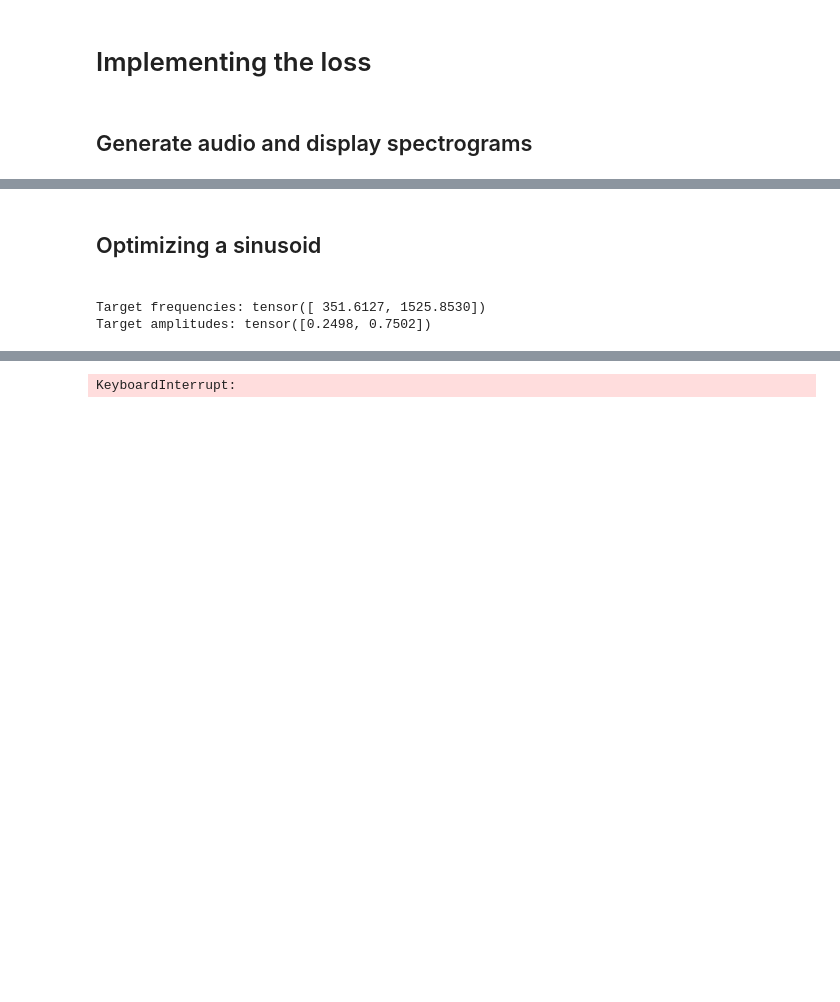
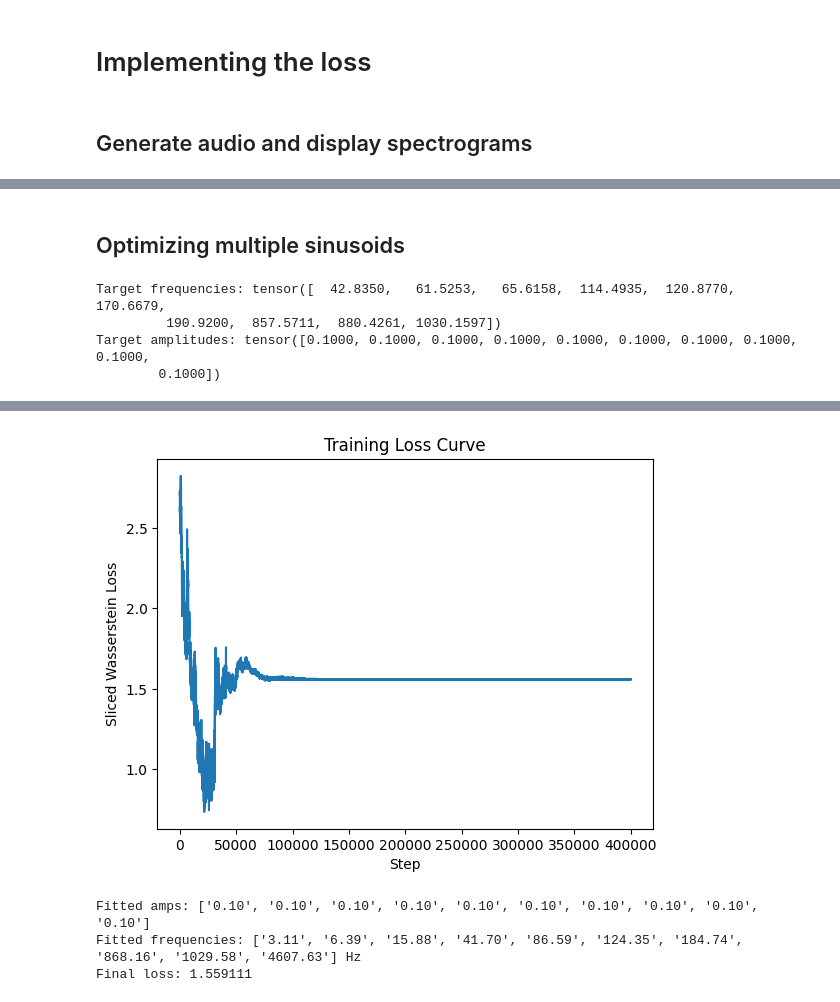
Before and after one commit to blazejkotowski/plaud, a Jupyter notebook: experiments/wasserstein_loss/wasserstein_loss.ipynb, the cells around one changed output, grey strips where cells are left out. Saved outputs shown, nothing was run; the diff lists cells and outputs as text; code cells hidden in the pictures; blank space fills up the shorter version.

Commit message:
Current progress

```diff
--- a/experiments/wasserstein_loss/wasserstein_loss.ipynb
+++ b/experiments/wasserstein_loss/wasserstein_loss.ipynb
@@ -445,7 +651,5 @@ plt.show()
 # %% [markdown]
-## Optimizing a sinusoid
+## Optimizing multiple sinusoids
-# %% [markdown]
-<!-- # Simple Training Scenario -->
 # %%
 import torch
 torch.set_float32_matmul_precision('medium')
@@ -456,7 +660,7 @@ import torch.nn.functional as func
 
 import numpy as np
 from ddsp.losses import SlicedWassersteinLoss
-from ddsp.synths import SineSynth
+from ddsp.synths import SineSynth, SubbandSineSynth
 from ddsp.blocks import _scaled_sigmoid
 
 from auraloss.freq import MultiResolutionSTFTLoss
@@ -465,20 +669,31 @@ from IPython.display import Audio, display
 from tqdm.notebook import trange
 
 # Configurable parameters
-fs = 44100  # sample rate, can be changed
+fs = 16000  # sample rate, can be changed
 dur = 2.0   # seconds
 n_samples = int(fs * dur)
-target_n_sines = 2
+target_n_sines = 10
 
 # Loss
-sw_loss = SlicedWassersteinLoss(sampling_rate=fs, n_projections=10, win_size=512, hop_size=256, p=2)
+sw = SlicedWassersteinLoss(sampling_rate=fs, n_projections=10, win_size=512, hop_size=256, p=2, magnitude='lin')
+# fft_sizes=np.array([1024, 512, 256, 128, 64])
+# mss = MultiResolutionSTFTLoss(fft_sizes=fft_sizes, hop_sizes=fft_sizes//2, win_lengths=fft_sizes, w_lin_mag=1.0)
 
-fft_sizes = np.array([2048, 1024, 512, 256, 128, 64])
-mss_loss = MultiResolutionSTFTLoss(fft_sizes=fft_sizes, hop_sizes=fft_sizes//4, win_lengths=fft_sizes, w_lin_mag=1.0, w_log_mag=0.0, window='flattop_window')
+fft_sizes = np.array([2053, 1021, 509, 257])
+mss = MultiResolutionSTFTLoss(
+  fft_sizes=fft_sizes,
+  hop_sizes=fft_sizes//4,
+  win_lengths=fft_sizes,
+  window='flattop_window',
+  mag_distance='L2',
+)
+
+theta = 0.8
+gamma = 1.0
 
 # Training loop parameters
 n_steps = int(4e5)
-learning_rate = 1e-3
+learning_rate = 1e-2
 min_learning_rate = 1e-4
 
 def decay_fn(step):
@@ -496,8 +711,9 @@ log_min = np.log(low_hz)
 log_max = np.log(high_hz)
 log_freqs = torch.exp(torch.empty(target_n_sines).uniform_(log_min, log_max))
 target_freqs = (1 - alpha) * linear_freqs + alpha * log_freqs
-target_amps = torch.zeros(target_n_sines).uniform_(0.1, 1.0)
-target_amps /= target_amps.sum()
+# target_amps = torch.zeros(target_n_sines).uniform_(0.1, 1.0)
+# target_amps /= target_amps.sum()
+target_amps = torch.ones(target_n_sines) /  target_n_sines  # Equal amplitudes
 
 # Target signal
 t = torch.arange(n_samples, device='cuda') / fs
@@ -510,10 +726,11 @@ print("Target amplitudes:", target_amps.sort().values)
 display(Audio(target.cpu().numpy(), rate=fs))
 
 resampling_factor = 32  # Resampling factor for the sine synthesizer
-n_sines = 2
+n_sines = 10
 sine_synth = SineSynth(fs=fs, n_sines=n_sines, resampling_factor=resampling_factor, device='cuda')
+# sine_synth = SubbandSineSynth(fs=fs, n_sines=n_sines, resampling_factor=resampling_factor, device='cuda')
 
-param_freqs = torch.nn.Parameter(torch.linspace(-5, 1/4, n_sines, device='cuda'))
+param_freqs = torch.nn.Parameter(torch.linspace(-8, 1/4, n_sines, device='cuda'))
 # param_freqs = torch.nn.Parameter(torch.randn(n_sines, device='cuda'))
 param_amps = torch.nn.Parameter(torch.ones(n_sines, device='cuda'))
 # a = torch.nn.Parameter(torch.randn(1, device='cuda'))
@@ -522,9 +739,8 @@ param_amps = torch.nn.Parameter(torch.ones(n_sines, device='cuda'))
 # b = torch.nn.Parameter(torch.Tensor([0.5]))
 
 optimizer = torch.optim.Adam([param_freqs, param_amps], lr=learning_rate)
-# scheduler = torch.optim.lr_scheduler.ReduceLROnPlateau(optimizer, mode='min', factor=0.5, patience=1e4, min_lr=1e-6, verbose=True)
+scheduler = torch.optim.lr_scheduler.ReduceLROnPlateau(optimizer, mode='min', factor=0.5, patience=1e4, min_lr=1e-6, verbose=True)
 # scheduler = torch.optim.lr_scheduler.LambdaLR(optimizer, lr_lambda=decay_fn)
-
 
 losses = []
 progress_bar = trange(n_steps, desc="Training", leave=True)
@@ -535,7 +751,8 @@ for step in progress_bar:
   # freqs = _scaled_sigmoid(param_freqs)
   # amps = _scaled_sigmoid(param_amps)
   freqs = torch.sigmoid(param_freqs)
-  amps = torch.sigmoid(param_amps)
+  # amps = torch.sigmoid(param_amps)
+  amps = torch.ones(n_sines) * (1 / n_sines)
   freqs_hz = freqs * (fs / 2)  # Scale frequency to [0, fs/2]
   if i == 0:
     print(freqs_hz.cpu().detach().numpy())
@@ -546,8 +763,12 @@ for step in progress_bar:
   output = sine_synth(sine_params)
   # Make sure output is the same length as target
   output = func.interpolate(output, size=n_samples, mode='linear', align_corners=False)
-  loss = sw_loss(output.squeeze(1), target.unsqueeze(0))
-  loss += 0.0005 * mss_loss(output.reshape(1, 1, -1), target.reshape(1, 1, -1))
+  sw_loss = sw(output.squeeze(1), target.unsqueeze(0))
+  mss_loss = mss(output.reshape(1, 1, -1), target.reshape(1, 1, -1))
+  # loss = mss_loss
+  loss = sw_loss**theta + gamma * mss_loss
+
+
 
   # print(output.shape, target.reshape(1,1,-1).shape)
   # loss += mss_loss(output, target.reshape(1,1,-1))
@@ -569,14 +790,19 @@ for step in progress_bar:
 
   loss.backward()
   optimizer.step()
-  # scheduler.step(loss)
+  scheduler.step(loss)
   # scheduler.step()
   losses.append(loss.item())
 
   if step % 100 == 0 or step == n_steps - 1:
-    print_amps = [f'{amp:.2f}' for amp in amps.sort().values]
-    print_freqs = [f'{freq:.2f}' for freq in freqs_hz.sort().values]
-    progress_bar.set_postfix({"Loss": f"{loss.item():.6f}", "Freqs": f"{print_freqs}", "Amps": f"{print_amps}", "LR": f"{optimizer.param_groups[0]['lr']:.6f}"})
+    amps_freqs = torch.stack([amps, freqs_hz], dim=1)
+    amps_freqs = amps_freqs[amps_freqs[:, 0].argsort(descending=True)]
+    # amps_freqs = amps_freqs.sort(dim=1)[0]
+
+    print_amps_freqs = [f'{amp:.2f}*{freq:.2f} Hz' for amp, freq in amps_freqs.cpu().detach().numpy()]
+    # print_amps = [f'{amp:.2f}' for amp in amps.sort().values]
+    # print_freqs = [f'{freq:.2f}' for freq in freqs_hz.sort().values]
+    progress_bar.set_postfix({"Loss": f"{loss.item():.6f}", "Components": f"{print_amps_freqs}", "LR": f"{optimizer.param_groups[0]['lr']:.6f}"})
 
 import matplotlib.pyplot as plt
 plt.plot(losses)
@@ -592,6 +818,8 @@ print(f"Fitted frequencies: {print_freqs} Hz")
 print(f"Final loss: {losses[-1]:.6f}")
 display(Audio(output.squeeze().detach().cpu().numpy(), rate=fs))
 # %% [output]
-Target frequencies: tensor([ 351.6127, 1525.8530])
-Target amplitudes: tensor([0.2498, 0.7502])
+Target frequencies: tensor([  42.8350,   61.5253,   65.6158,  114.4935,  120.8770,  170.6679,
+         190.9200,  857.5711,  880.4261, 1030.1597])
+Target amplitudes: tensor([0.1000, 0.1000, 0.1000, 0.1000, 0.1000, 0.1000, 0.1000, 0.1000, 0.1000,
+        0.1000])
 [interactive output not drawn]
@@ -600 +843,4 @@ Target amplitudes: tensor([0.2498, 0.7502])
+[figure, added]
-KeyboardInterrupt:
+Fitted amps: ['0.10', '0.10', '0.10', '0.10', '0.10', '0.10', '0.10', '0.10', '0.10', '0.10']
+Fitted frequencies: ['3.11', '6.39', '15.88', '41.70', '86.59', '124.35', '184.74', '868.16', '1029.58', '4607.63'] Hz
+Final loss: 1.559111
```
Also changed, not shown: parts of 11 cells of this notebook, 4 other files.
